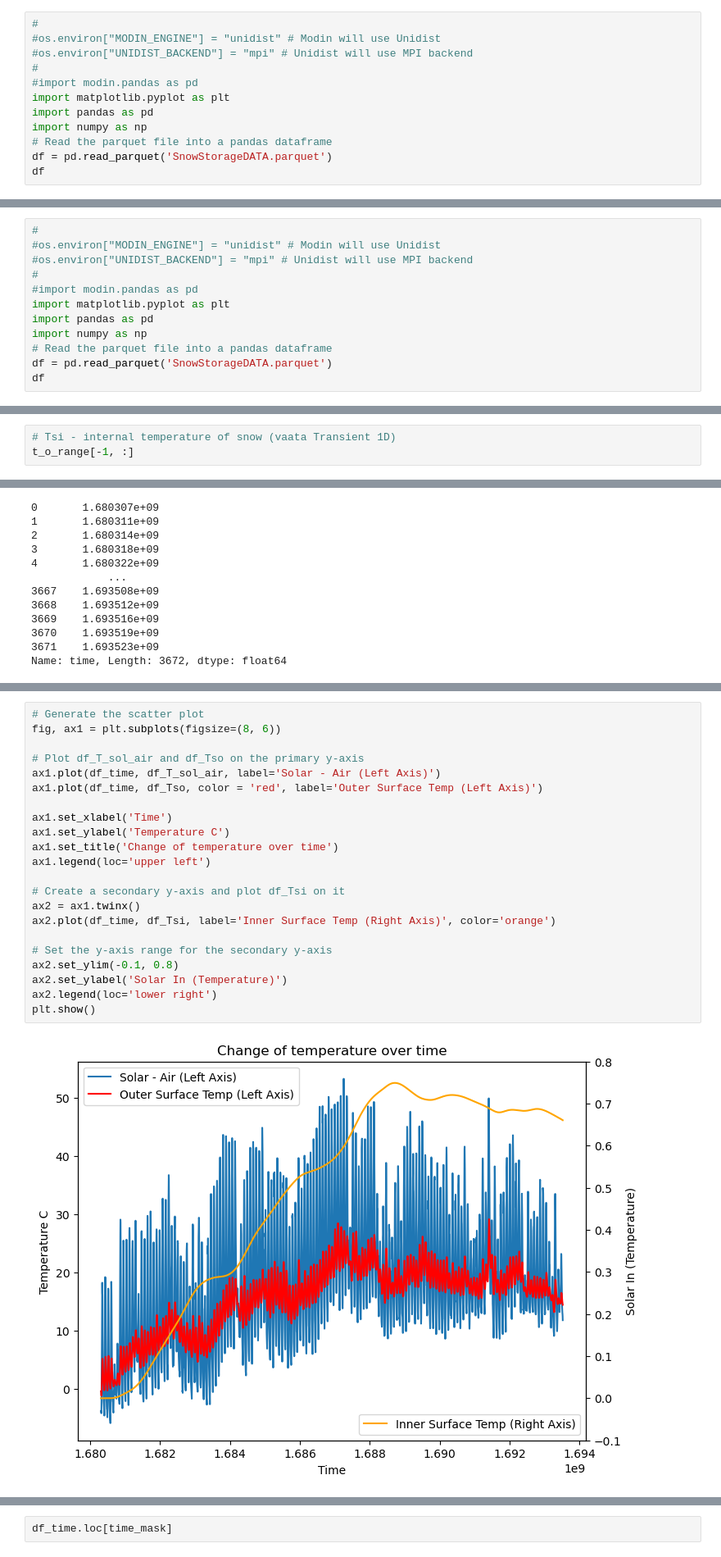
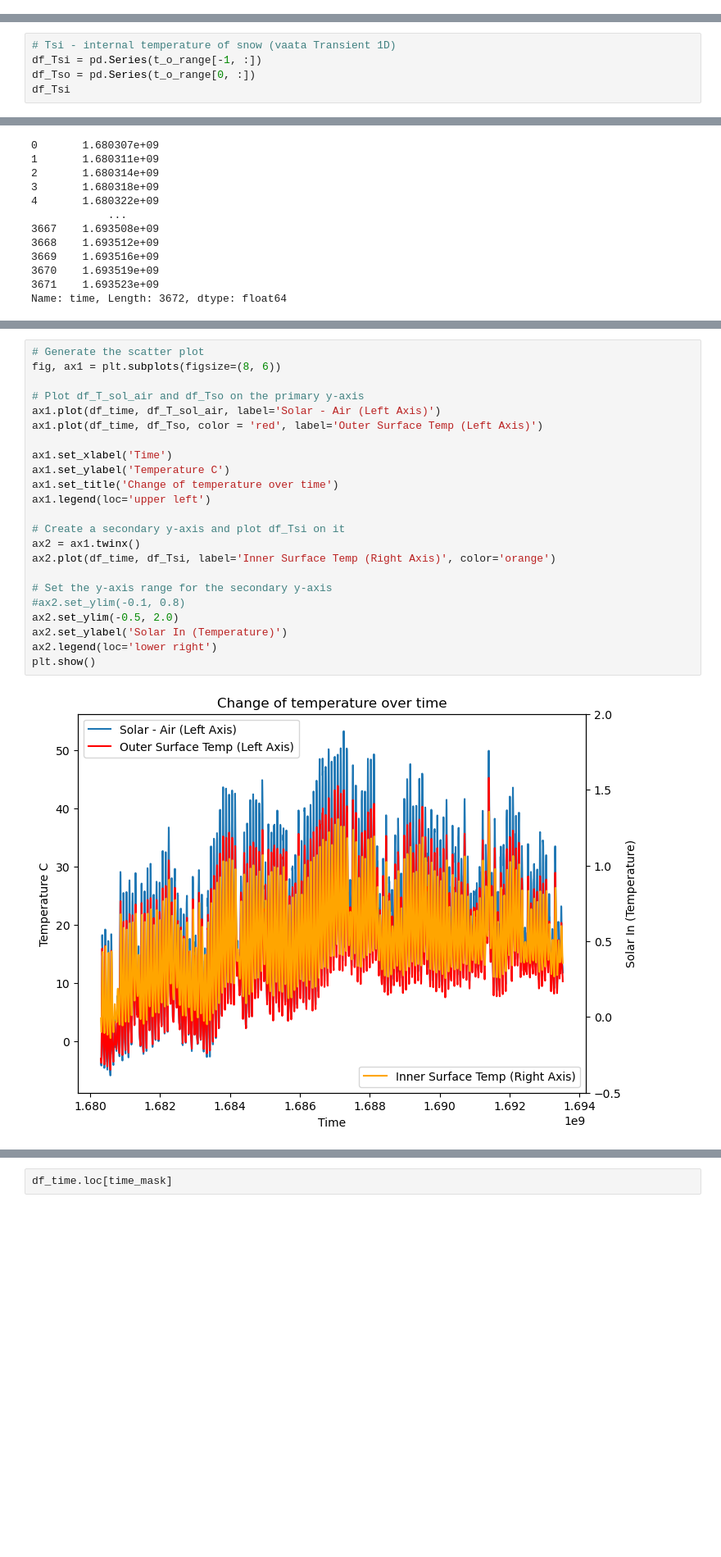
Before and after one commit to siimurik/SnowPit, a Jupyter notebook: Pandas_SnowStorage/testing.ipynb, the cells around one changed output, grey strips where cells are left out. Shown at 82% size. Drawn from its saved outputs; the diff is of its cells as text; blank space fills up the shorter version.

Commit message:
New file pd_snow.py. Additional functions in np_snow.py and snow.py and fixes in testing.ipynb

```diff
--- a/Pandas_SnowStorage/testing.ipynb
+++ b/Pandas_SnowStorage/testing.ipynb
@@ -35,15 +35,3 @@ df
 | 8758 | 2023 | 12 | 31 | 22 | 0.02 | 0.00002 | 2023-12-31T22:00 | -6.3 | NaN | ... |
 | 8759 | 2023 | 12 | 31 | 23 | 0.04 | 0.00004 | 2023-12-31T23:00 | -6.6 | NaN | ... |
 8760 rows × 18 columns
-# %%
-#
-#os.environ["MODIN_ENGINE"] = "unidist" # Modin will use Unidist
-#os.environ["UNIDIST_BACKEND"] = "mpi" # Unidist will use MPI backend
-#
-#import modin.pandas as pd
-import matplotlib.pyplot as plt
-import pandas as pd
-import numpy as np
-# Read the parquet file into a pandas dataframe
-df = pd.read_parquet('SnowStorageDATA.parquet')
-df
@@ -64,12 +37,0 @@ df
-# %%
-#
-#os.environ["MODIN_ENGINE"] = "unidist" # Modin will use Unidist
-#os.environ["UNIDIST_BACKEND"] = "mpi" # Unidist will use MPI backend
-#
-#import modin.pandas as pd
-import matplotlib.pyplot as plt
-import pandas as pd
-import numpy as np
-# Read the parquet file into a pandas dataframe
-df = pd.read_parquet('SnowStorageDATA.parquet')
-df
@@ -1453,4 +1372,6 @@ t_o_range = transient1D(t_o, h_o, d_ins, lam_i, D)
 # %%
 # Tsi - internal temperature of snow (vaata Transient 1D)
-t_o_range[-1, :]
+df_Tsi = pd.Series(t_o_range[-1, :])
+df_Tso = pd.Series(t_o_range[0, :])
+df_Tsi
 # %% [output]
@@ -1668,27 +1663,28 @@ Name: time, Length: 3672, dtype: float64
 # %%
 # Generate the scatter plot
 fig, ax1 = plt.subplots(figsize=(8, 6))
 
 # Plot df_T_sol_air and df_Tso on the primary y-axis
 ax1.plot(df_time, df_T_sol_air, label='Solar - Air (Left Axis)')
 ax1.plot(df_time, df_Tso, color = 'red', label='Outer Surface Temp (Left Axis)')
 
 ax1.set_xlabel('Time')
 ax1.set_ylabel('Temperature C')
 ax1.set_title('Change of temperature over time')
 ax1.legend(loc='upper left')
 
 # Create a secondary y-axis and plot df_Tsi on it
 ax2 = ax1.twinx()
 ax2.plot(df_time, df_Tsi, label='Inner Surface Temp (Right Axis)', color='orange')
 
 # Set the y-axis range for the secondary y-axis
-ax2.set_ylim(-0.1, 0.8)
+#ax2.set_ylim(-0.1, 0.8)
+ax2.set_ylim(-0.5, 2.0)
 ax2.set_ylabel('Solar In (Temperature)')
 ax2.legend(loc='lower right')
 plt.show()
 # %% [output]
-[figure, old version]
+[figure, new version]
 # %%
 # Generate the scatter plot
 plt.figure(figsize=(8, 6))
```
Also changed, not shown: parts of 24 cells of this notebook, 6 other files.
